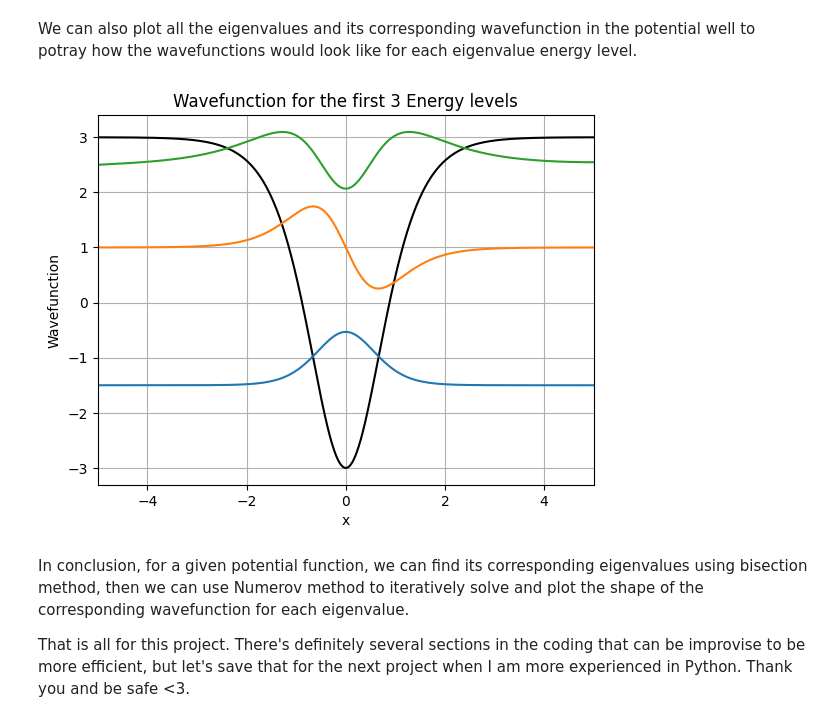
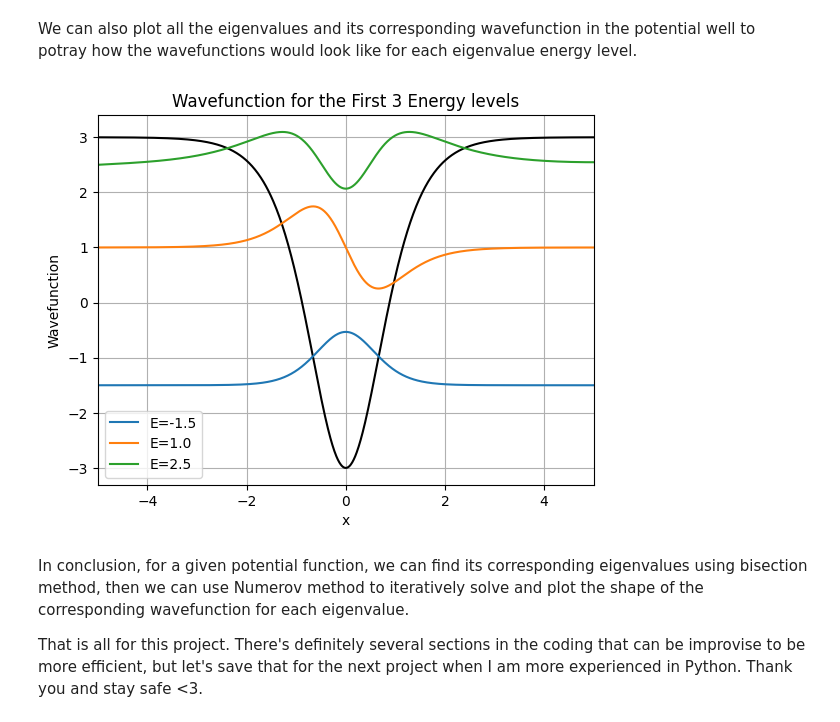
Before and after one commit to ManBandung/My-Projects, a Jupyter notebook: U2101410 Computational Physics Assignment 1.ipynb, the cells around one changed output. Saved outputs shown, nothing was run; the diff lists cells and outputs as text; code cells hidden in the pictures.

```diff
--- a/U2101410 Computational Physics Assignment 1.ipynb
+++ b/U2101410 Computational Physics Assignment 1.ipynb
@@ -308,29 +308,30 @@ We can also plot all the eigenvalues and its corresponding wavefunction in the p
 # %%
 psi1 = Numerov_Iteration(x,Etrue(0))
 psi2 = Numerov_Iteration(x,Etrue(1))
 psi3 = Numerov_Iteration(x,Etrue(2))
 
 #Normalization
 def norm(psi):
     return 1/np.sqrt(np.sum(psi**2)*dx)
 
 psi1 = psi1*norm(psi1)
 psi2 = psi2*norm(psi2)
 psi3 = psi3*norm(psi3)
 
 mpl.plot(x,V(x),c='k')
 mpl.plot(x,psi1+Etrue(0),label='E=-1.5')
 mpl.plot(x,psi2+Etrue(1),label='E=1.0')
 mpl.plot(x,psi3+Etrue(2),label='E=2.5')
 mpl.xlabel('x')
 mpl.xlim(-5,5)
 mpl.ylabel('Wavefunction')
 mpl.title('Wavefunction for the First 3 Energy levels')
+mpl.legend()
 mpl.grid()
 mpl.show()
 # %% [output]
-[figure, old version]
+[figure, new version]
 # %% [markdown]
 In conclusion, for a given potential function, we can find its corresponding eigenvalues using bisection method, then we can use Numerov method to iteratively solve and plot the shape of the corresponding wavefunction for each eigenvalue.
 
-That is all for this project. There's definitely several sections in the coding that can be improvise to be more efficient, but let's save that for the next project when I am more experienced in Python. Thank you and be safe <3.
+That is all for this project. There's definitely several sections in the coding that can be improvise to be more efficient, but let's save that for the next project when I am more experienced in Python. Thank you and stay safe <3.
```
